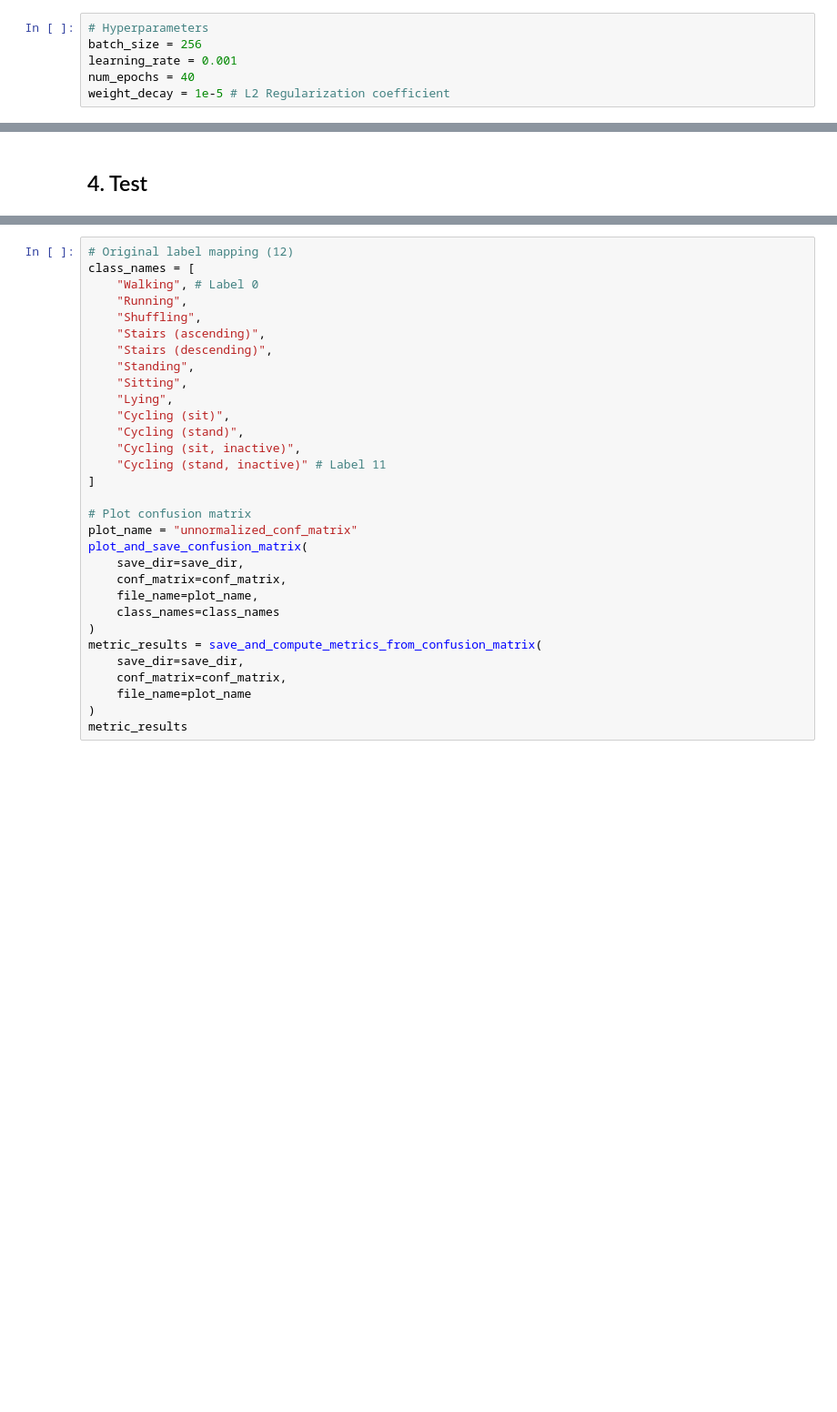
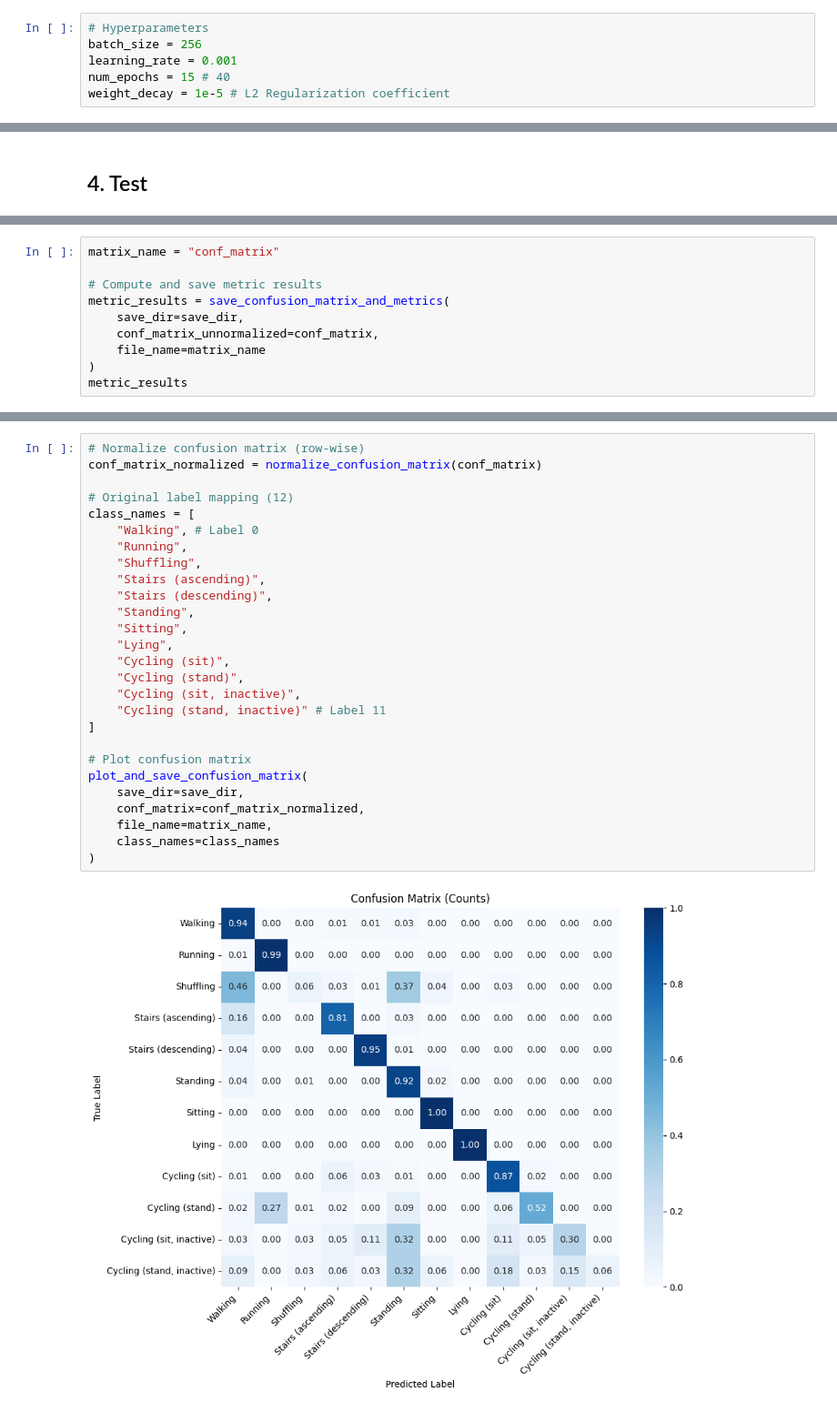
Before and after one commit to thenoobychocobo/human-activity-recognition-70plus, a Jupyter notebook: notebooks/model_training.ipynb, the cells around one changed output, grey strips where cells are left out. Shown at 91% size. Saved outputs shown, nothing was run; the diff lists cells and outputs as text; blank space fills up the shorter version.

```diff
--- a/notebooks/model_training.ipynb
+++ b/notebooks/model_training.ipynb
@@ -84,7 +100,7 @@ print(f"Total: {len(train_dataset) + len(val_dataset) + len(train_dataset)} samp
 # Hyperparameters
 batch_size = 256
 learning_rate = 0.001
-num_epochs = 40
+num_epochs = 15 # 40
 weight_decay = 1e-5 # L2 Regularization coefficient
 # %%
 # Dataloaders
@@ -131,0 +176,10 @@ compute_metrics_from_confusion_matrix(conf_matrix)
+# %%
+matrix_name = "conf_matrix"
+
+# Compute and save metric results
+metric_results = save_confusion_matrix_and_metrics(
+    save_dir=save_dir,
+    conf_matrix_unnormalized=conf_matrix,
+    file_name=matrix_name
+)
+metric_results
@@ -132,31 +194,29 @@ compute_metrics_from_confusion_matrix(conf_matrix)
 # %%
+# Normalize confusion matrix (row-wise)
+conf_matrix_normalized = normalize_confusion_matrix(conf_matrix)
+
 # Original label mapping (12)
 class_names = [
     "Walking", # Label 0
     "Running",
     "Shuffling",
     "Stairs (ascending)",
     "Stairs (descending)",
     "Standing",
     "Sitting",
     "Lying",
     "Cycling (sit)",
     "Cycling (stand)",
     "Cycling (sit, inactive)",
     "Cycling (stand, inactive)" # Label 11
 ]
 
 # Plot confusion matrix
-plot_name = "unnormalized_conf_matrix"
 plot_and_save_confusion_matrix(
     save_dir=save_dir,
-    conf_matrix=conf_matrix,
-    file_name=plot_name,
+    conf_matrix=conf_matrix_normalized,
+    file_name=matrix_name,
     class_names=class_names
 )
-metric_results = save_and_compute_metrics_from_confusion_matrix(
-    save_dir=save_dir,
-    conf_matrix=conf_matrix,
-    file_name=plot_name
-)
-metric_results
+# %% [output]
+[figure, added]
```
Also changed, not shown: parts of 27 cells of this notebook, 1 other file.
